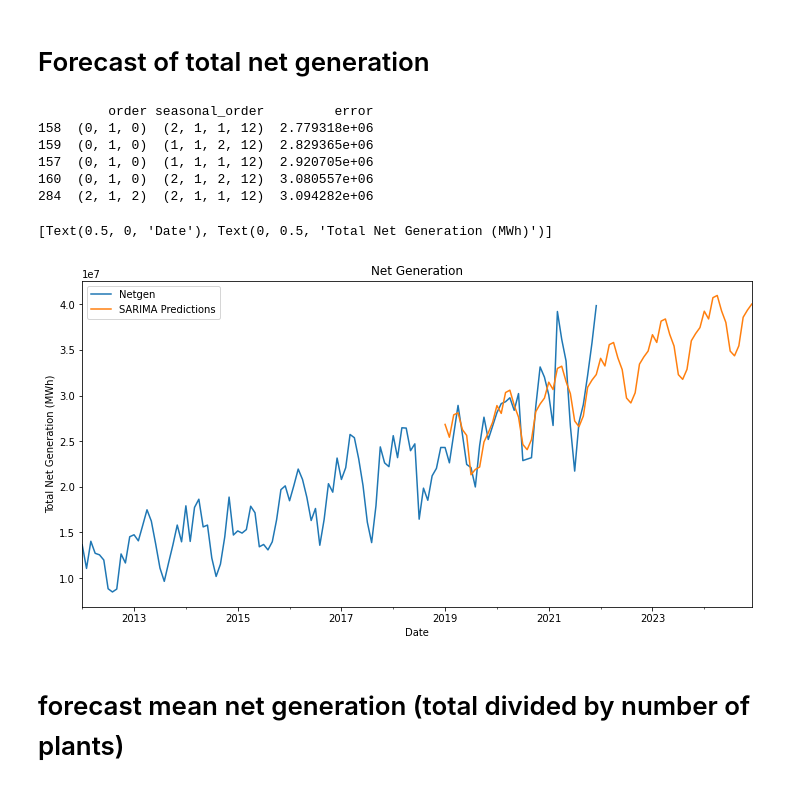
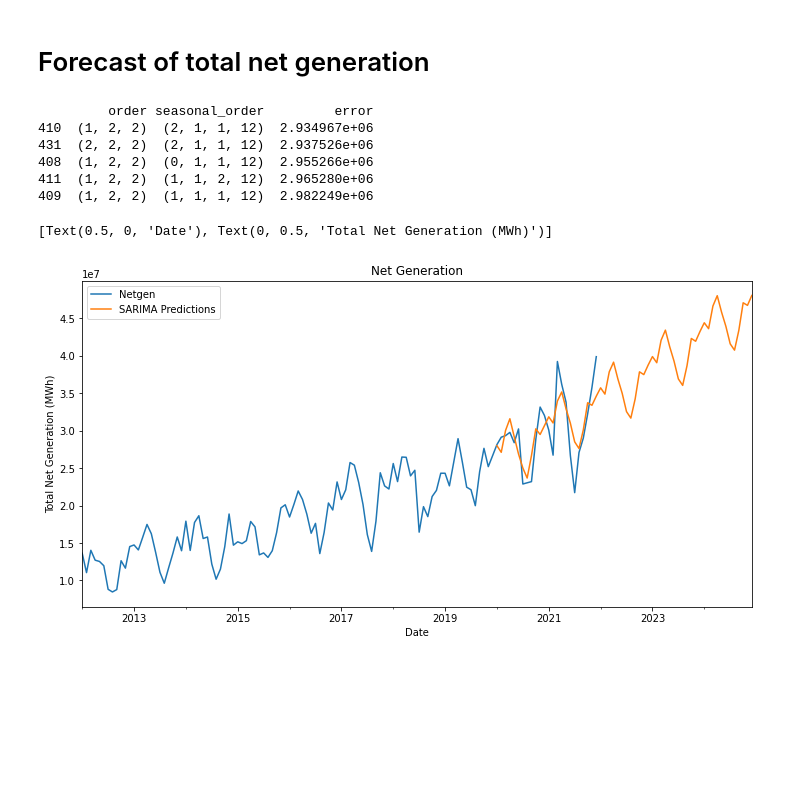
Before and after one commit to NicsLvl/DA1_Capstone_JADEN, a Jupyter notebook: sarima_forecast.ipynb, the cells around one changed output. Drawn from its saved outputs; the diff is of its cells as text; code cells hidden in the pictures; blank space fills up the shorter version.

```diff
--- a/sarima_forecast.ipynb
+++ b/sarima_forecast.ipynb
@@ -42,8 +46,8 @@ df_monthly_2012_2021_wt_ws_netgen_sum = df_monthly_2012_2021_wt_ws_netgen.groupb
 df_monthly_2012_2021_wt_ws_netgen_sum.index = pd.to_datetime(df_monthly_2012_2021_wt_ws_netgen_sum.index)
 # %%
 # split train and test
-train_sum = df_monthly_2012_2021_wt_ws_netgen_sum[:'2018-12-31']
-test_sum = df_monthly_2012_2021_wt_ws_netgen_sum['2019-01-31':]
+train_sum = df_monthly_2012_2021_wt_ws_netgen_sum[:'2019-12-31']
+test_sum = df_monthly_2012_2021_wt_ws_netgen_sum['2020-01-31':]
 # %%
 order = [(0, 0, 0), (1, 0, 0), (0, 0, 1), (1, 0, 1), (2, 0, 1), (1, 0, 2), (2, 0, 2),
          (0, 1, 0), (1, 1, 0), (0, 1, 1), (1, 1, 1), (2, 1, 1), (1, 1, 2), (2, 1, 2),
@@ -61,7 +65,7 @@ for i in order:
     for j in seasonal_order:
         model = SARIMAX(train_sum, order=i, seasonal_order=j)
         results = model.fit()
-        start = '2019-01-31'
+        start = '2020-01-31'
         end = '2021-12-31'
         predictions = results.predict(start, end, typ='levels').rename('SARIMA Predictions')
         error = mean_squared_error(test_sum, predictions)
@@ -80,28 +84,26 @@ print(df_sarima_sum_results.sort_values(by='error', ascending=True).head())
 #df_sarima_sum_results.to_csv(r"C:\Users\danie\Downloads\sprint\sarima_results.csv")
 # %% [output]
          order seasonal_order         error
-158  (0, 1, 0)  (2, 1, 1, 12)  2.779318e+06
-159  (0, 1, 0)  (1, 1, 2, 12)  2.829365e+06
-157  (0, 1, 0)  (1, 1, 1, 12)  2.920705e+06
-160  (0, 1, 0)  (2, 1, 2, 12)  3.080557e+06
-284  (2, 1, 2)  (2, 1, 1, 12)  3.094282e+06
+410  (1, 2, 2)  (2, 1, 1, 12)  2.934967e+06
+431  (2, 2, 2)  (2, 1, 1, 12)  2.937526e+06
+408  (1, 2, 2)  (0, 1, 1, 12)  2.955266e+06
+411  (1, 2, 2)  (1, 1, 2, 12)  2.965280e+06
+409  (1, 2, 2)  (1, 1, 1, 12)  2.982249e+06
 # %%
 # fit sarima model using the best parameters
-model = SARIMAX(train_sum['Netgen'], order=(0, 1, 0), seasonal_order=(2, 1, 1, 12))
+model = SARIMAX(train_sum['Netgen'], order=(1, 2, 2), seasonal_order=(2, 1, 1, 12))
 results = model.fit()
 
 # predict
-start = '2019-01-31'
+start = '2020-01-31'
 end = '2024-12-31'
 predictions = results.predict(start, end, typ='levels').rename('SARIMA Predictions')
 
 # plot whole length of data with prediction
 ax = df_monthly_2012_2021_wt_ws_netgen_sum['Netgen'].plot(legend=True, figsize=(12, 6), title='Net Generation')
 predictions.plot(legend=True)
 ax.autoscale(axis='x', tight=True)
 ax.set(xlabel='Date', ylabel='Total Net Generation (MWh)')
 # %% [output]
 [Text(0.5, 0, 'Date'), Text(0, 0.5, 'Total Net Generation (MWh)')]
-[figure, old version]
+[figure, new version]
-# %% [markdown]
-# forecast mean net generation (total divided by number of plants)
```
Also changed, not shown: parts of 23 cells of this notebook, 1 other file.
